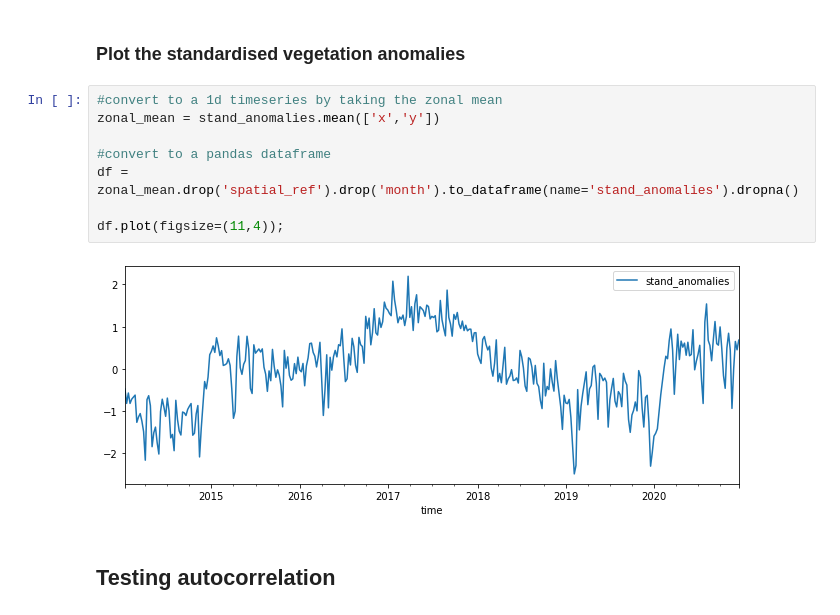
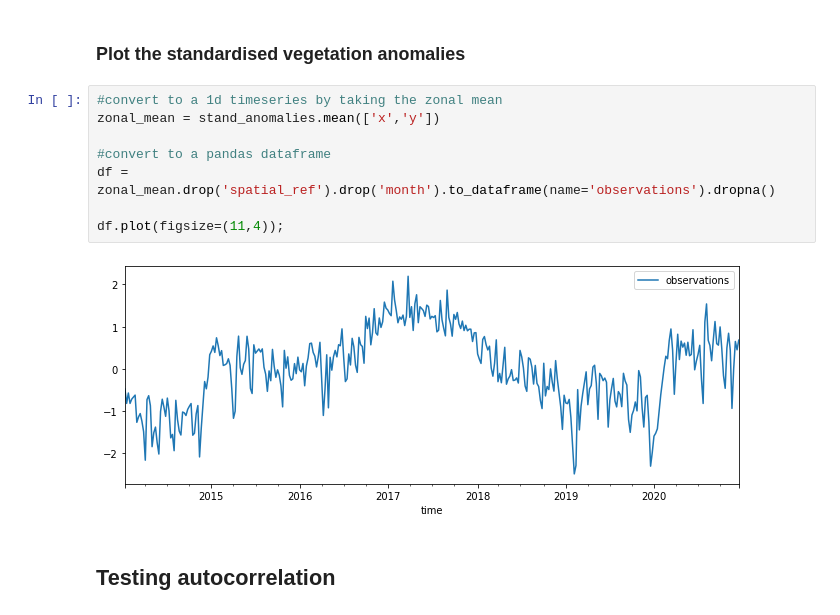
Before and after one commit to cbur24/vegetation_forecasts, a Jupyter notebook: Vegetation_forecasts_autoregression_1D.ipynb, the cells around one changed output. Saved outputs shown, nothing was run; the diff lists cells and outputs as text.

```diff
--- a/Vegetation_forecasts_autoregression_1D.ipynb
+++ b/Vegetation_forecasts_autoregression_1D.ipynb
@@ -128,13 +128,13 @@ array([[[        nan,         nan,         nan, ...,         nan,
 # %%
 #convert to a 1d timeseries by taking the zonal mean
 zonal_mean = stand_anomalies.mean(['x','y'])
 
 #convert to a pandas dataframe
-df = zonal_mean.drop('spatial_ref').drop('month').to_dataframe(name='stand_anomalies').dropna()
+df = zonal_mean.drop('spatial_ref').drop('month').to_dataframe(name='observations').dropna()
 
 df.plot(figsize=(11,4));
 # %% [output]
-[figure, old version]
+[figure, new version]
 # %% [markdown]
 ## Testing autocorrelation
 # %% [markdown]
```
Also changed, not shown: parts of 14 cells of this notebook, 1 other file.
